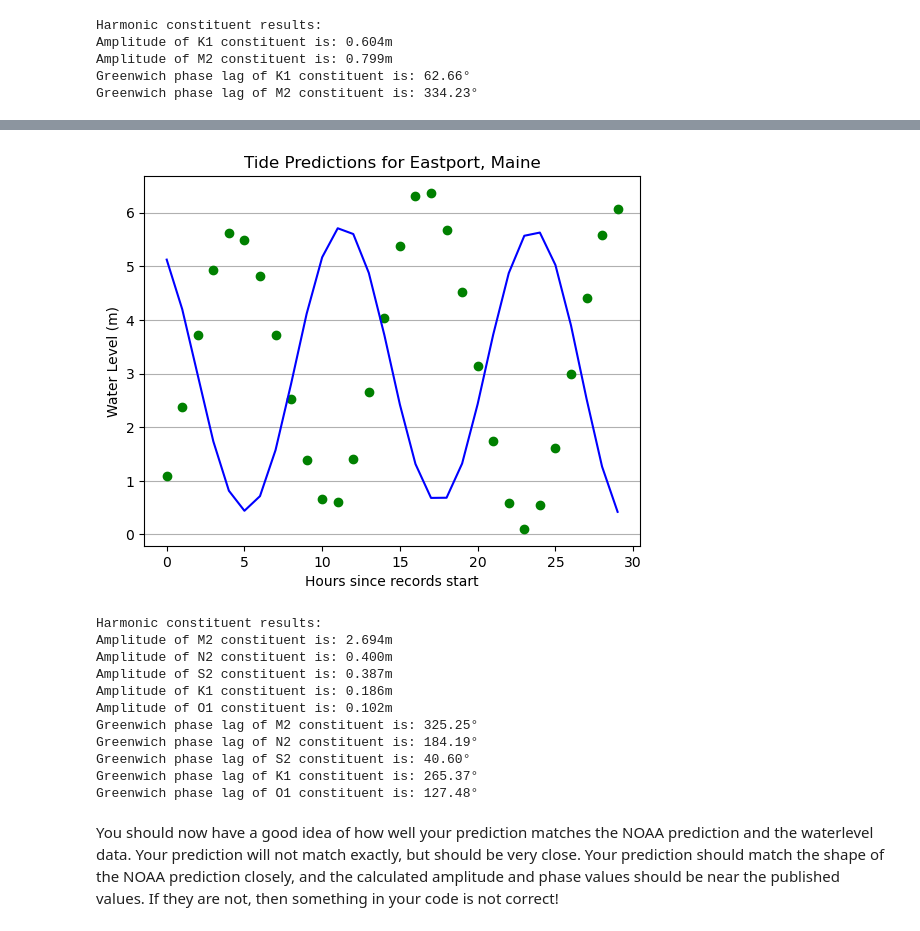
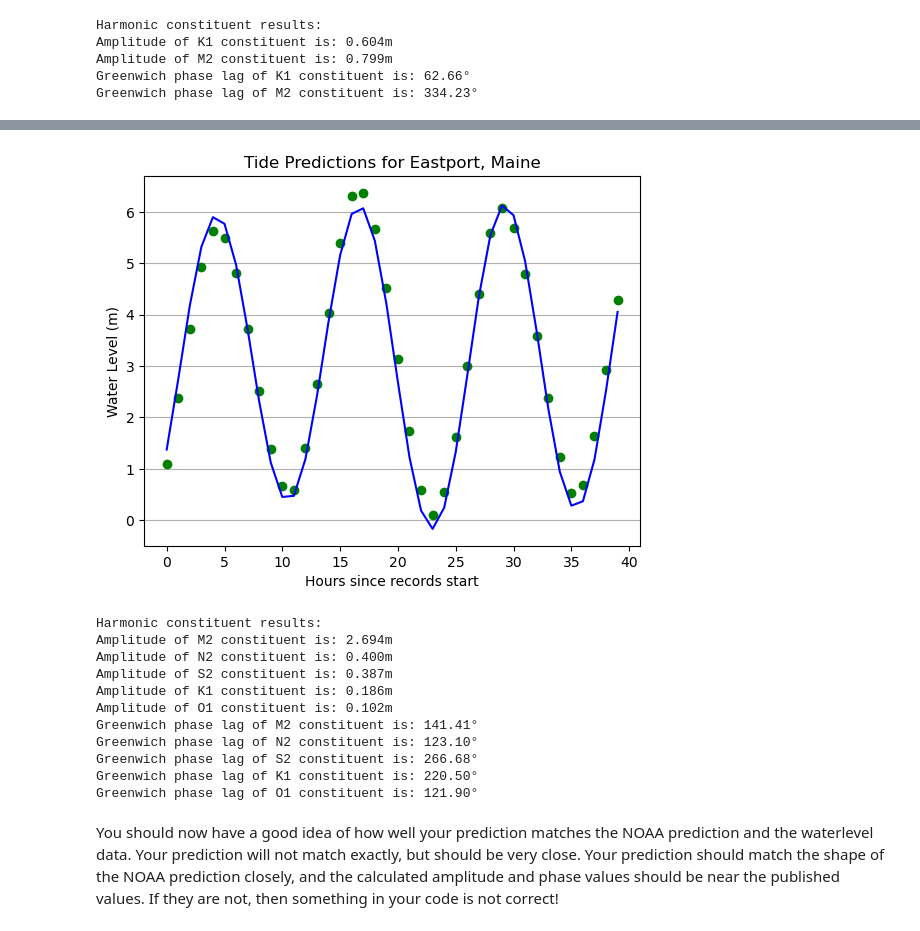
Before and after one commit to PEKennedy/GGE6302_exercise, a Jupyter notebook: PRA_001_Tide.ipynb, the cells around one changed output, grey strips where cells are left out. Cells and saved outputs as stored; diff of their text form; code cells hidden in the pictures.

```diff
--- a/PRA_001_Tide.ipynb
+++ b/PRA_001_Tide.ipynb
@@ -404,31 +432,28 @@ Tofino Constituent Amplitudes
 # %%
 #Start your code below
 # params x = (A^T A)^-1 * A^T * b
-
 AT = np.transpose(A)
-#print(AT @ A)
-#print(np.linalg.inv(AT @ A))
+# perform the least squares fitting...
 params = np.linalg.inv(AT @ A) @ AT @ Eastport_wl_arr
-#print(params)
+print(params)
 
 #sqrt(ai^2 + bi^2) = A_i -> Amplitude (or f*A_i for Lunar, which will be corrected later)
 Amplitudes_scaled = []
-#phases_offset = []
-#Amp_unscaled = []
-
+datum_shift_eastport = float(params[0])
 for i in range(0,int( (len(params)-1)/2 )):
-    ai = params[i*2+1]# / f_amp_scale[i-1]
-    bi = params[i*2+2]# / f_amp_scale[i-1]
-    Amplitudes_scaled.append(math.sqrt(ai*ai + bi*bi)/f_amp_scale[i])
-    #Amp_unscaled.append(math.sqrt(ai*ai + bi*bi))
-    #print(f_amp_scale)
-    #phases_offset.append(math.inv)
-Amplitudes_scaled = np.array(Amplitudes_scaled)
+    ai = params[i*2+1]# 1, 3, 5, ...
+    bi = params[i*2+2]# 2, 4, ...
+    Amplitudes_scaled.append(math.sqrt(ai*ai + bi*bi))
+Amplitudes_scaled = np.array(Amplitudes_scaled) / f_amp_scale
 
 #print(Amp_unscaled)
 #print(f_amp_scale)
+print(datum_shift_eastport)
 print(Amplitudes_scaled)
 
+################# ********* CHANGE BACK #################################
+#Amplitudes_scaled = np.array([2.648, 0.542, 0.415, 0.155, 0.118])
+#print(Amplitudes_scaled)
 
 #Amplitudes = Amplitudes_scaled / np.array(f_amp_scale)
 #print(Amplitudes)
@@ -465,6 +502,6 @@ phase_m2 = np.rad2deg(math.atan2(z[4], z[3]))
 #Start your code below
 phases = []
 for i in range(0,int( (len(params)-1)/2 )):
-    phases.append(math.atan2(params[i*2+1],params[i*2+2])) #+ u_phase_offset[i])
+    phases.append(math.atan2(params[i*2+2],params[i*2+1])) #phase phi=invtan(bi/ai)
 print(phases)
 # %% [output]
@@ -671,15 +715,13 @@ dataarray = np.reshape(dataarray, (1,hours))
 dataarray = dataarray.ravel()
 # %%
 # Own code
-datum_shift_eastport:float = float(params[0])
-
 data = []
 
 for i in range(0,Eastport_wl_hours):
     row:float = datum_shift_eastport
     for j in range(len(Eastport_frqs)):
         frq = Eastport_frqs[j]
-        costerm:float = math.cos(frq*time_Eastport[i] - phase_lag_eastport[j])
+        costerm:float = math.cos(frq*time_Eastport[i] - phase_lag_eastport[j] + 0.4)
         row += Amplitudes_scaled[j] * costerm
     data.append(row)
 print(data)
@@ -720,40 +762,40 @@ In the code code cell below create a plot showing the **waterlevel data** points
 # %%
 #Start your code below
 start_offset:int = 0
-size:int = 30
+size:int = 40
 
 plt.plot(Eastport_wl_arr[start_offset:start_offset+size], 'go')
 plt.plot(data[start_offset:start_offset+size], 'b')
 plt.title('Tide Predictions for Eastport, Maine')
 plt.xlabel('Hours since records start')
 plt.ylabel('Water Level (m)')
 plt.grid(visible=True, which='both', axis='y')
 plt.show()
 
 constituent_names = ["M2", "N2", "S2", "K1", "O1"]
 print('\033[1m' + "Harmonic constituent results:" + '\033[0m')
 i = 0
 for amp in Amplitudes_scaled:
     print('Amplitude of {} constituent is: {:.3f}m'.format(constituent_names[i], amp))
     i += 1
 
 i = 0
 for phase_lag in np.rad2deg(phase_lag_eastport):
     print('Greenwich phase lag of {} constituent is: {:.2f}°'.format(constituent_names[i],phase_lag))
     i += 1
 # %% [output]
-[figure, old version]
+[figure, new version]
 Harmonic constituent results:
 Amplitude of M2 constituent is: 2.694m
 Amplitude of N2 constituent is: 0.400m
 Amplitude of S2 constituent is: 0.387m
 Amplitude of K1 constituent is: 0.186m
 Amplitude of O1 constituent is: 0.102m
-Greenwich phase lag of M2 constituent is: 325.25°
-Greenwich phase lag of N2 constituent is: 184.19°
-Greenwich phase lag of S2 constituent is: 40.60°
-Greenwich phase lag of K1 constituent is: 265.37°
-Greenwich phase lag of O1 constituent is: 127.48°
+Greenwich phase lag of M2 constituent is: 141.41°
+Greenwich phase lag of N2 constituent is: 123.10°
+Greenwich phase lag of S2 constituent is: 266.68°
+Greenwich phase lag of K1 constituent is: 220.50°
+Greenwich phase lag of O1 constituent is: 121.90°
 # %% [markdown]
 You should now have a good idea of how well your prediction matches the NOAA prediction and the waterlevel data. Your prediction will not match exactly, but should be very close. Your prediction should match the shape of the NOAA prediction closely, and the calculated amplitude and phase values should be near the published values. If they are not, then something in your code is not correct!
 # %% [markdown]
```
Also changed, not shown: parts of 13 cells of this notebook, 1 other file.
